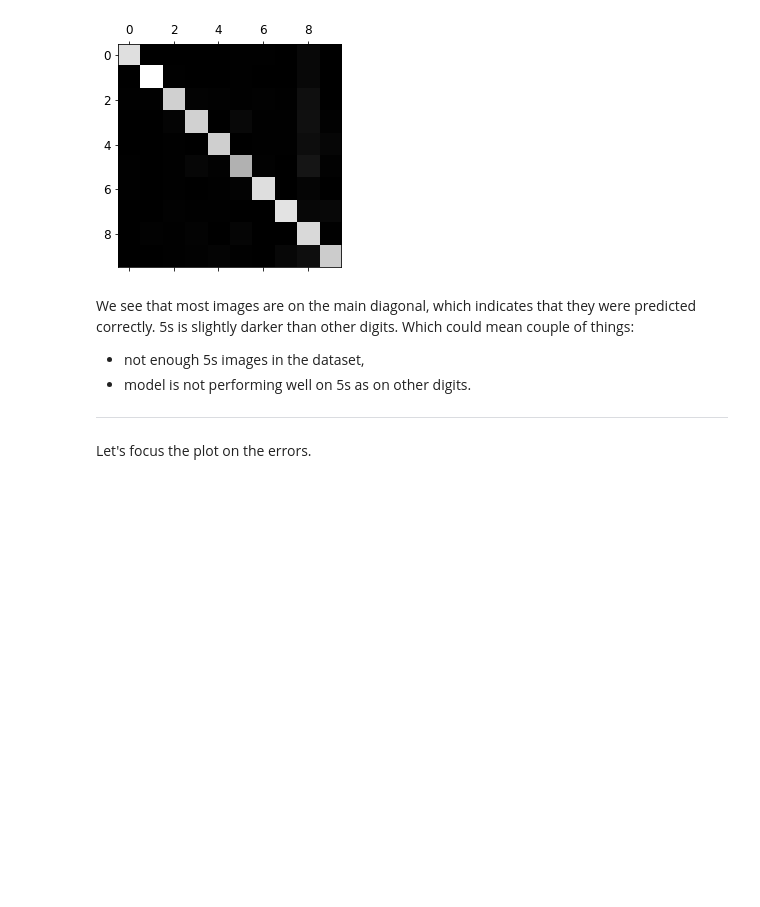
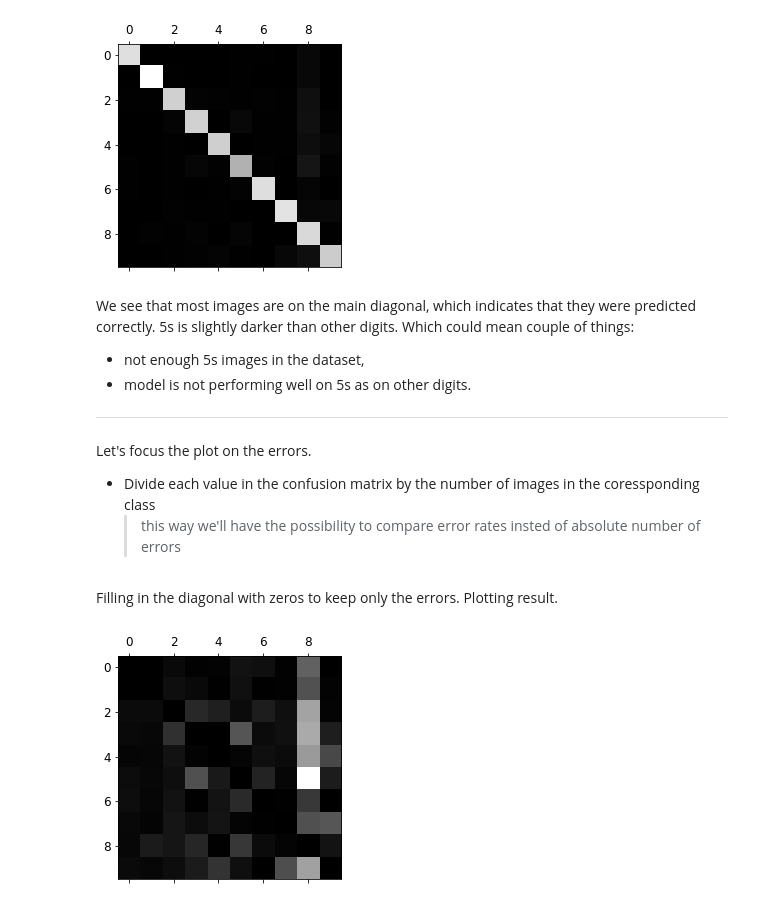
Before and after one commit to dataqueenpend/HandsOnML_projects, a Jupyter notebook: Hands_on_ML_Classification_MNIST.ipynb, the cells around one changed output. Saved outputs shown, nothing was run; the diff lists cells and outputs as text; code cells hidden in the pictures; blank space fills up the shorter version.

```diff
--- a/Hands_on_ML_Classification_MNIST.ipynb
+++ b/Hands_on_ML_Classification_MNIST.ipynb
@@ -542,3 +545,17 @@ We see that most images are on the main diagonal, which indicates that they were
 ---
 
 Let's focus the plot on the errors.
+
+* Divide each value in the confusion matrix by the number of images in the coressponding class
+    > this way we'll have the possibility to compare error rates insted of absolute number of errors
+# %%
+row_sums = conf_mx.sum(axis=1, keepdims=True)
+norm_conf_mx = conf_mx /row_sums
+# %% [markdown]
+Filling in the diagonal with zeros to keep only the errors. Plotting result.
+# %%
+np.fill_diagonal(norm_conf_mx, 0)
+plt.matshow(norm_conf_mx, cmap=plt.cm.gray)
+plt.show()
+# %% [output]
+[figure, added]
```
Also changed, not shown: parts of 10 cells of this notebook.
